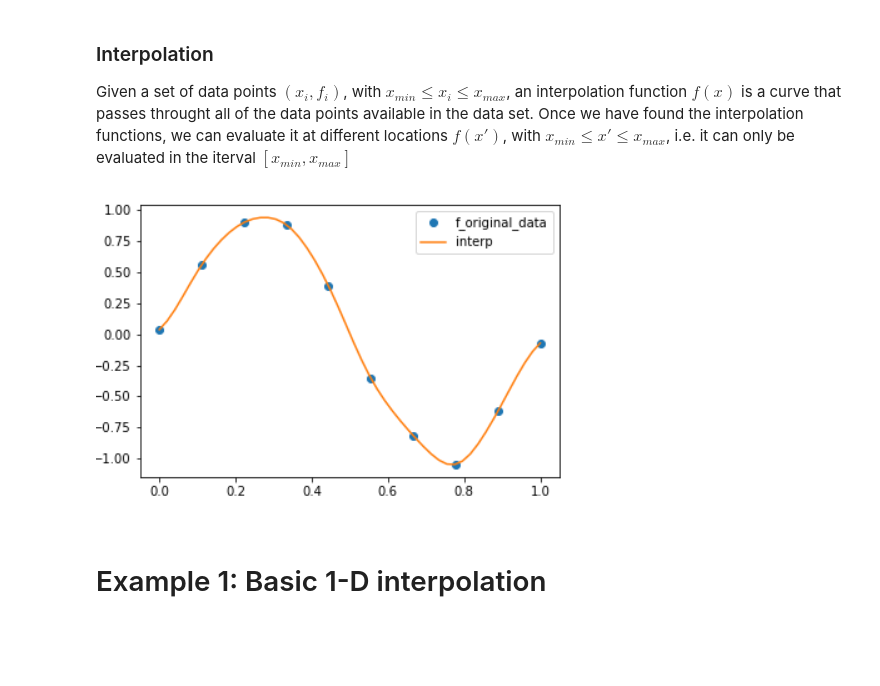
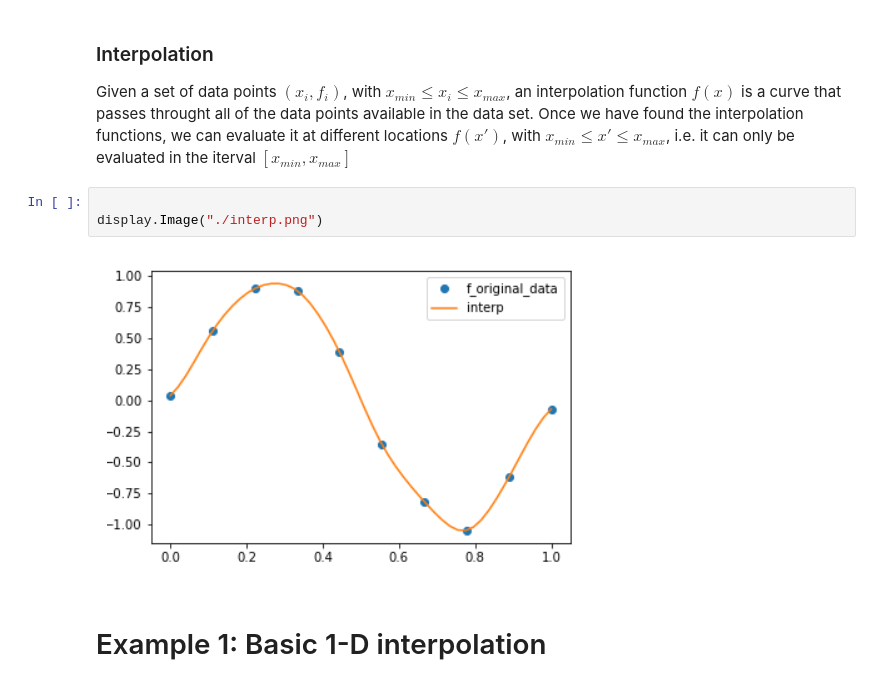
Before and after one commit to EXPLORE-for-students/python-tutorials, a Jupyter notebook: Tutorial 2/Tutorial_2_part_b.ipynb, the cells around one changed output. Cells and saved outputs as stored; diff of their text form; blank space fills up the shorter version.

```diff
--- a/Tutorial 2/Tutorial_2_part_b.ipynb
+++ b/Tutorial 2/Tutorial_2_part_b.ipynb
@@ -20,8 +25,11 @@ In Tutorial 2 part a, we learned that fitting a curve to a set of data means to
 ### Interpolation
 
 Given a set of data points $(x_i,f_i)$, with $x_{min} \le x_i\le x_{max}$, an interpolation function $ f(x)$ is a curve that passes throught all of the data points available in the data set. Once we have found the interpolation functions,  we can evaluate it at different locations $f(x')$, with $x_{min} \le x'\le x_{max}$,  i.e. it can only be evaluated in the iterval $[x_{min}, x_{max}]$
-# %% [markdown]
-![image2.png](attachment:image.png)
+# %%
+
+display.Image("./interp.png")
+# %% [output]
+[figure, added]
 # %% [markdown]
 # Example 1: Basic 1-D interpolation
 # %% [markdown]
```
Also changed, not shown: parts of 11 cells of this notebook, 3 other files.
